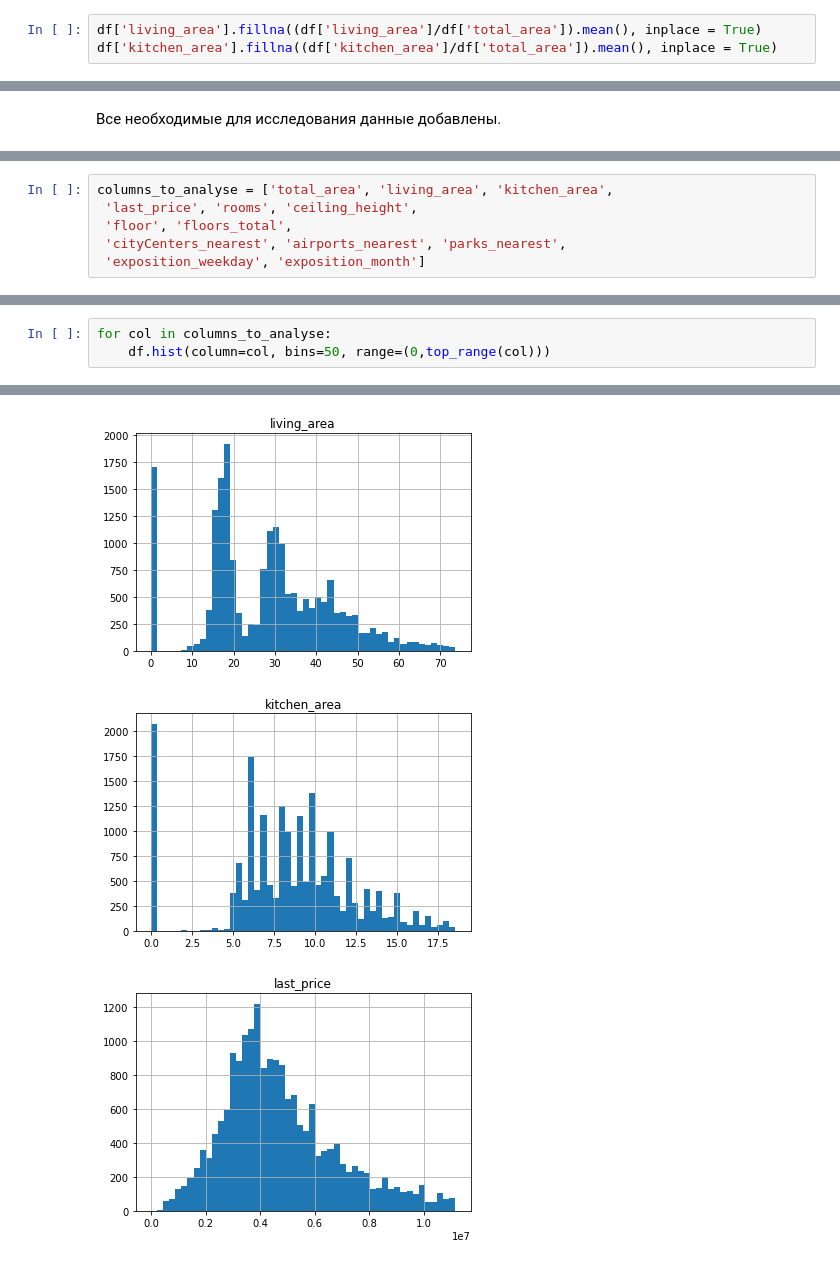
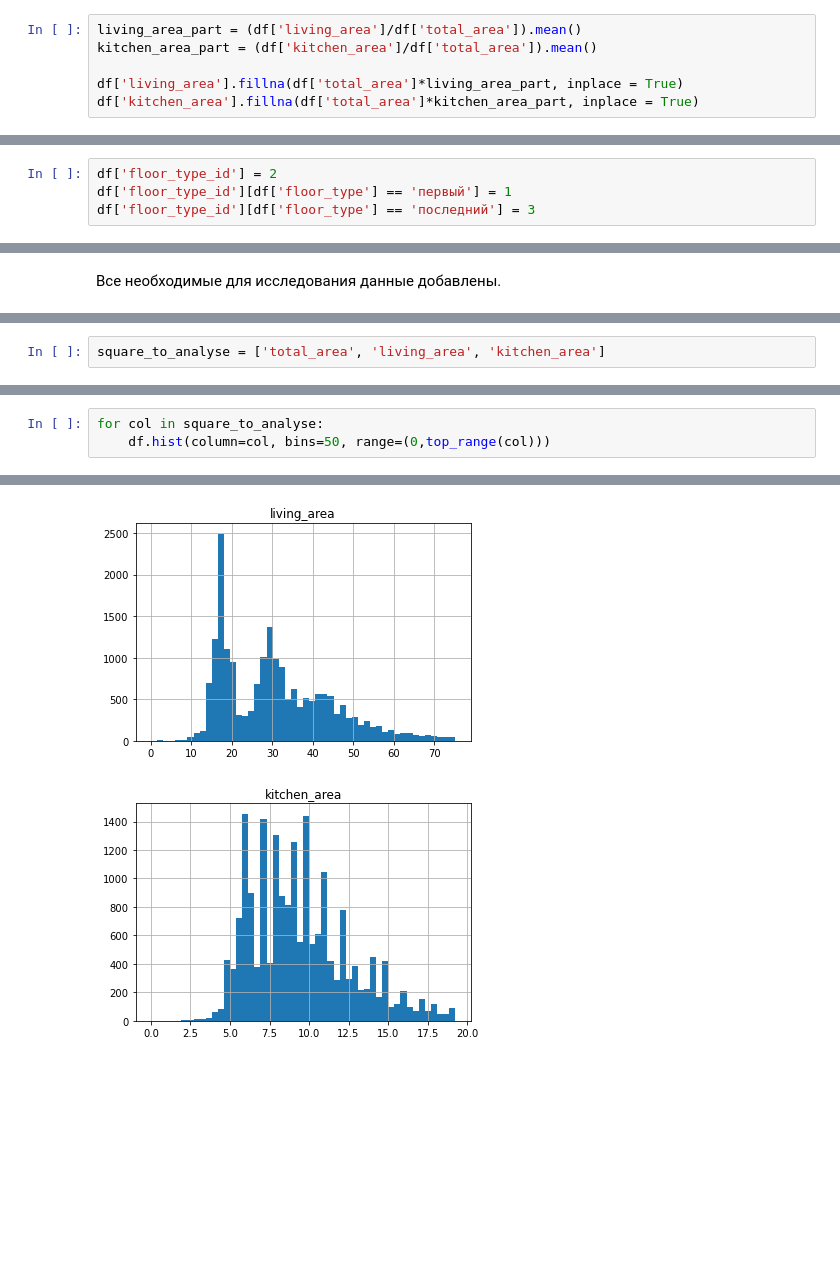
Before and after one commit to Alexman507/yandex_practicum_projects, a Jupyter notebook: real_estate/real_estate.ipynb, the cells around one changed output, grey strips where cells are left out. Saved outputs shown, nothing was run; the diff lists cells and outputs as text; blank space fills up the shorter version.

```diff
--- a/real_estate/real_estate.ipynb
+++ b/real_estate/real_estate.ipynb
@@ -171,9 +175,12 @@ df['floors_total'] = df['floors_total'].astype(int)
 Для заполнения пропусков в этих столбцах целесообразно оценить, какую долю от общей площади занимает жилая площадь и кухня соответственно.
 
 Таким образом, можно предсказать эти значения там, где они пропущены.
-# %%
-df['living_area'].fillna((df['living_area']/df['total_area']).mean(), inplace = True)
-df['kitchen_area'].fillna((df['kitchen_area']/df['total_area']).mean(), inplace = True)
+# %%
+living_area_part = (df['living_area']/df['total_area']).mean()
+kitchen_area_part = (df['kitchen_area']/df['total_area']).mean()
+
+df['living_area'].fillna(df['total_area']*living_area_part, inplace = True)
+df['kitchen_area'].fillna(df['total_area']*kitchen_area_part, inplace = True)
 # %% [markdown]
 **Количество балконов**
 **Наличие парков и прудов поблизости**
@@ -362,0 +381,4 @@ df['floor_type'][df['floor'] == df['floors_total']] = 'последний'
+# %%
+df['floor_type_id'] = 2
+df['floor_type_id'][df['floor_type'] == 'первый'] = 1
+df['floor_type_id'][df['floor_type'] == 'последний'] = 3
@@ -386,6 +458,2 @@ df.head()
 # %%
-columns_to_analyse = ['total_area', 'living_area', 'kitchen_area',
- 'last_price', 'rooms', 'ceiling_height',
- 'floor', 'floors_total',
- 'cityCenters_nearest', 'airports_nearest', 'parks_nearest',
- 'exposition_weekday', 'exposition_month']
+square_to_analyse = ['total_area', 'living_area', 'kitchen_area']
@@ -399,8 +460,7 @@ def top_range (col):
 # %%
-for col in columns_to_analyse:
+for col in square_to_analyse:
     df.hist(column=col, bins=50, range=(0,top_range(col)))
 # %% [output]
 [figure]
-[figure, old version]
+[figure, new version]
-[figure, old version]
+[figure, new version]
-[figure, removed]
```
Also changed, not shown: parts of 51 cells of this notebook.
